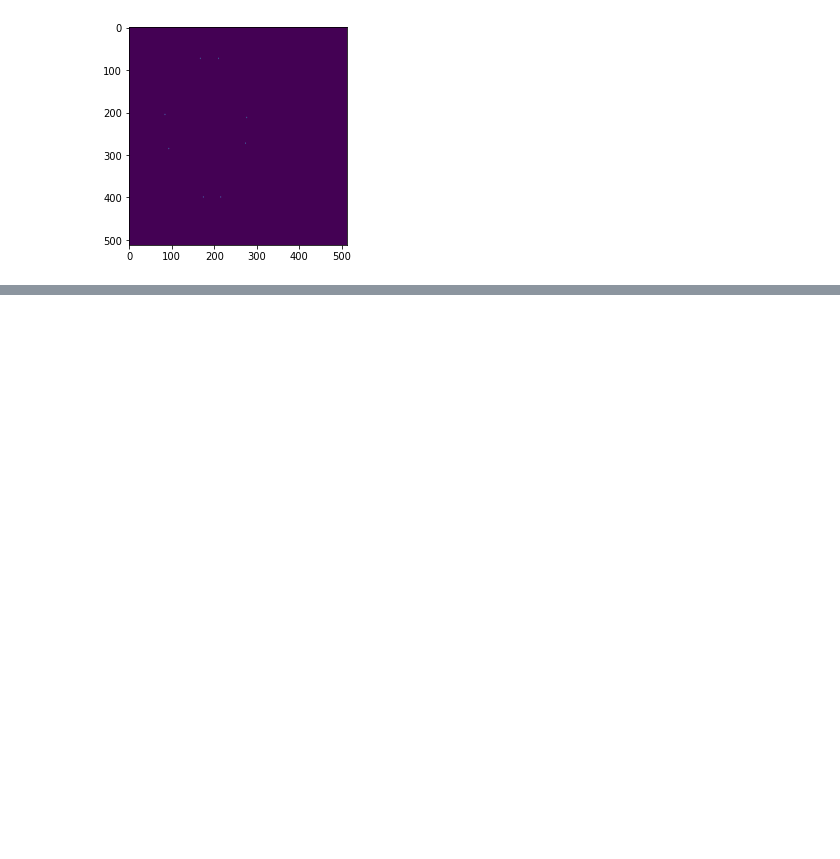
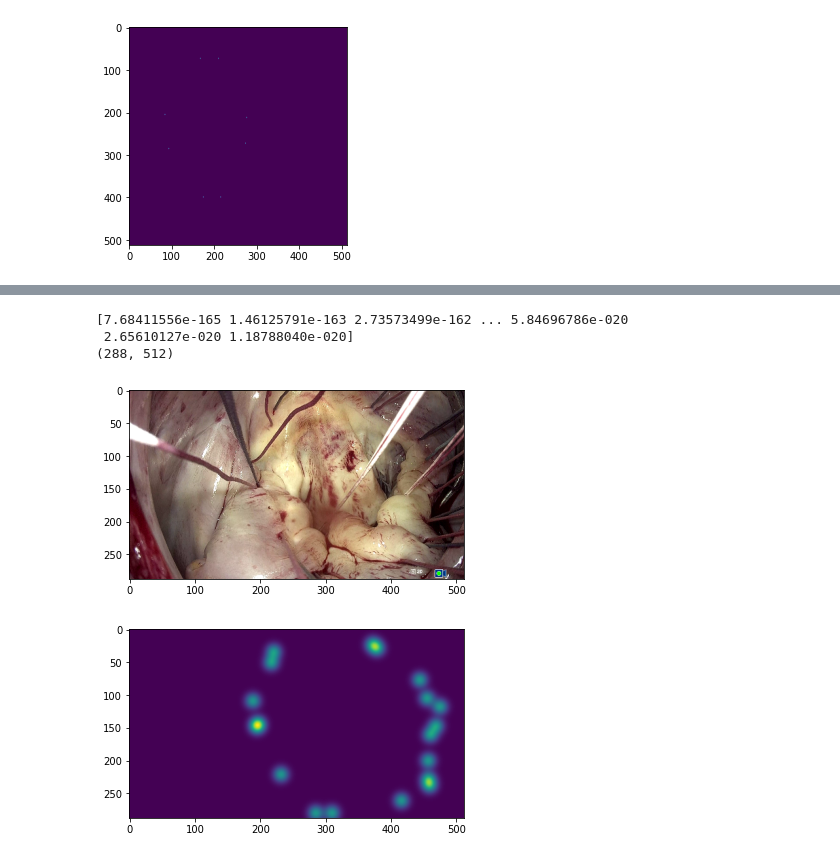
Before and after one commit to nekomiao123/medical, a Jupyter notebook: Baseline.ipynb, the cells around one changed output, grey strips where cells are left out. Drawn from its saved outputs; the diff is of its cells as text; code cells hidden in the pictures; blank space fills up the shorter version.

```diff
--- a/Baseline.ipynb
+++ b/Baseline.ipynb
@@ -227,0 +277,20 @@ plt.show()
+# %%
+from PIL import Image
+import os
+base_path = "./Traindata/aicm11/Ch1_008_CH001_V"
+
+image_path = os.path.join(base_path, "images/OR_000095.png")
+realimg = Image.open(image_path)
+label_path = os.path.join(base_path, "point_labels/OR_00009.json")
+
+img = heatmap_generator(label_path)
+
+print(img.shape)
+plt.imshow(realimg); plt.show()
+plt.imshow(img); plt.show()
+# %% [output]
+[7.68411556e-165 1.46125791e-163 2.73573499e-162 ... 5.84696786e-020
+ 2.65610127e-020 1.18788040e-020]
+(288, 512)
+[figure, added]
+[figure, added]
```
Also changed, not shown: parts of 1 cell of this notebook, 18 other files.
